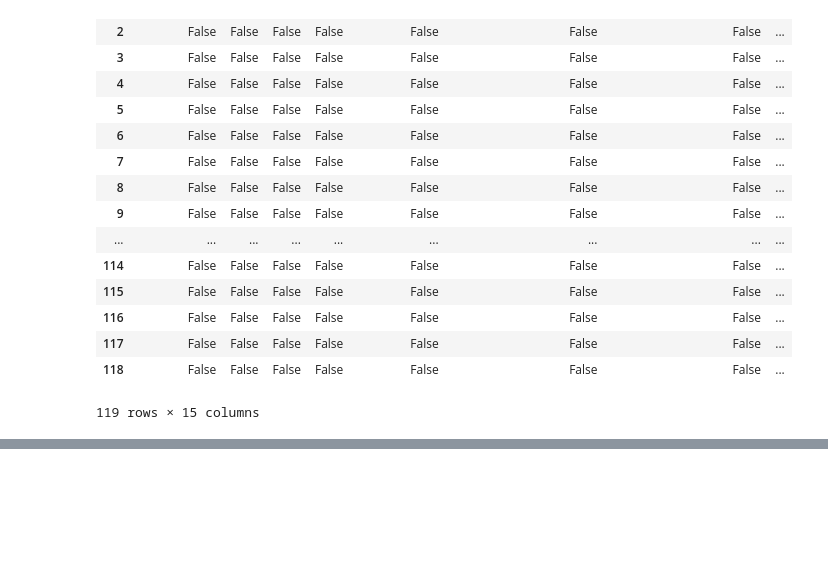
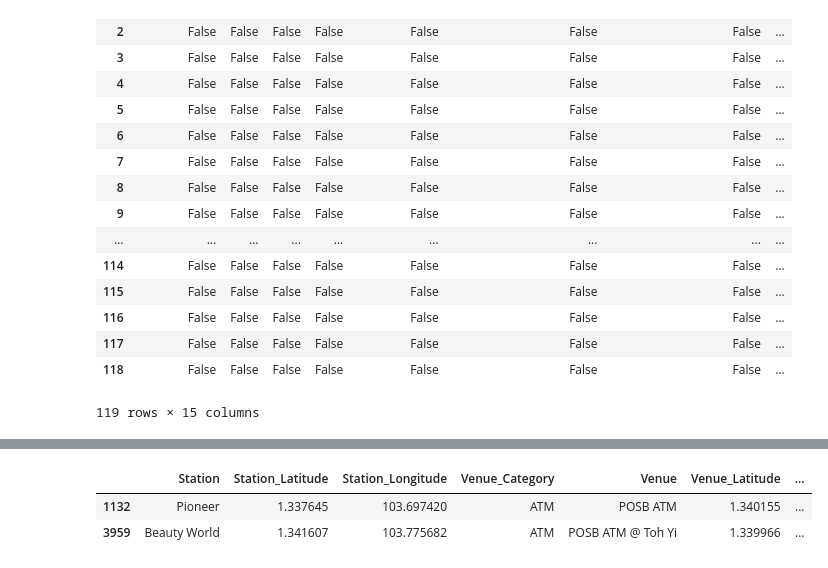
Before and after one commit to choysf/Coursera_Capstone, a Jupyter notebook: MRT Stations in Singapore Analysis.ipynb, the cells around one changed output, grey strips where cells are left out. Saved outputs shown, nothing was run; the diff lists cells and outputs as text; code cells hidden in the pictures; blank space fills up the shorter version.

```diff
--- a/MRT Stations in Singapore Analysis.ipynb
+++ b/MRT Stations in Singapore Analysis.ipynb
@@ -515,2 +701,10 @@ map_clusters
+# %%
+#find atm locations
+ATM_df = station_venues.loc[(station_venues['Venue_Category']=='ATM'),['Station', 'Station_Latitude', 'Station_Longitude','Venue_Category', 'Venue','Venue_Latitude', 'Venue_Longitude' ]]
+ATM_df
+# %% [output]
+|  | Station | Station_Latitude | Station_Longitude | Venue_Category | Venue | Venue_Latitude | ... |
+| 1132 | Pioneer | 1.337645 | 103.697420 | ATM | POSB ATM | 1.340155 | ... |
+| 3959 | Beauty World | 1.341607 | 103.775682 | ATM | POSB ATM @ Toh Yi | 1.339966 | ... |
 # %%
 #End
```
Also changed, not shown: parts of 26 cells of this notebook.
